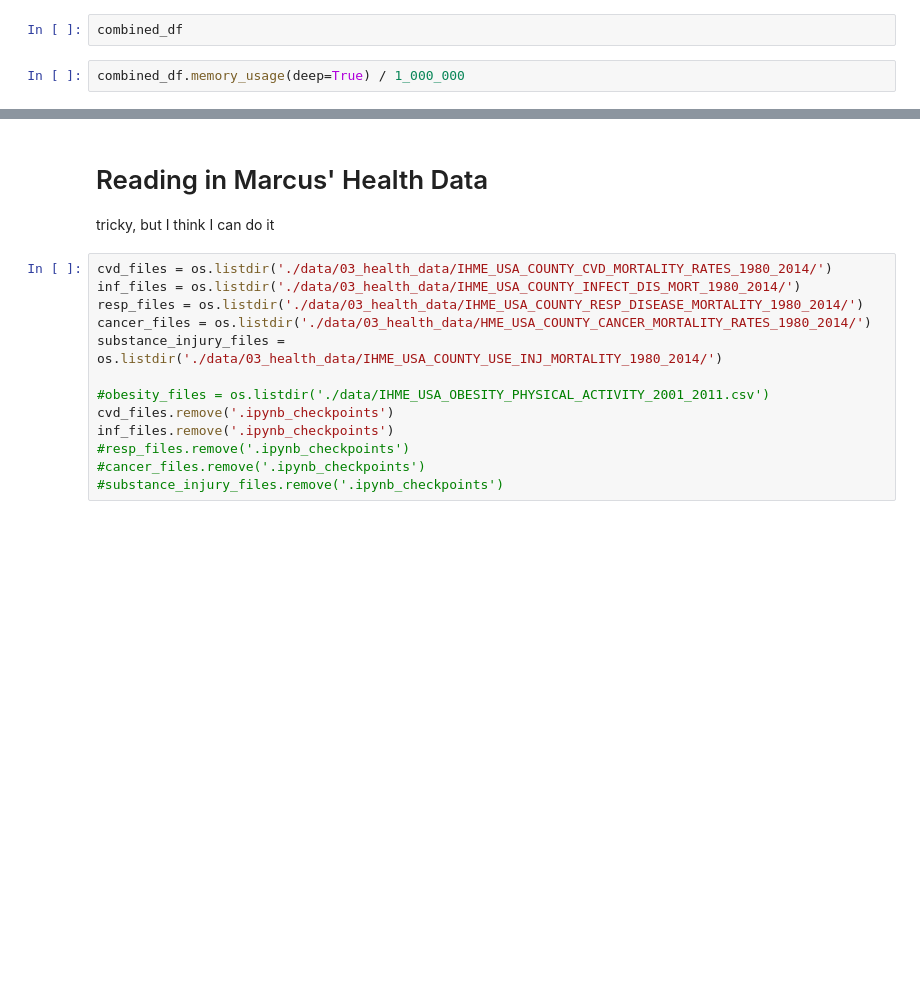
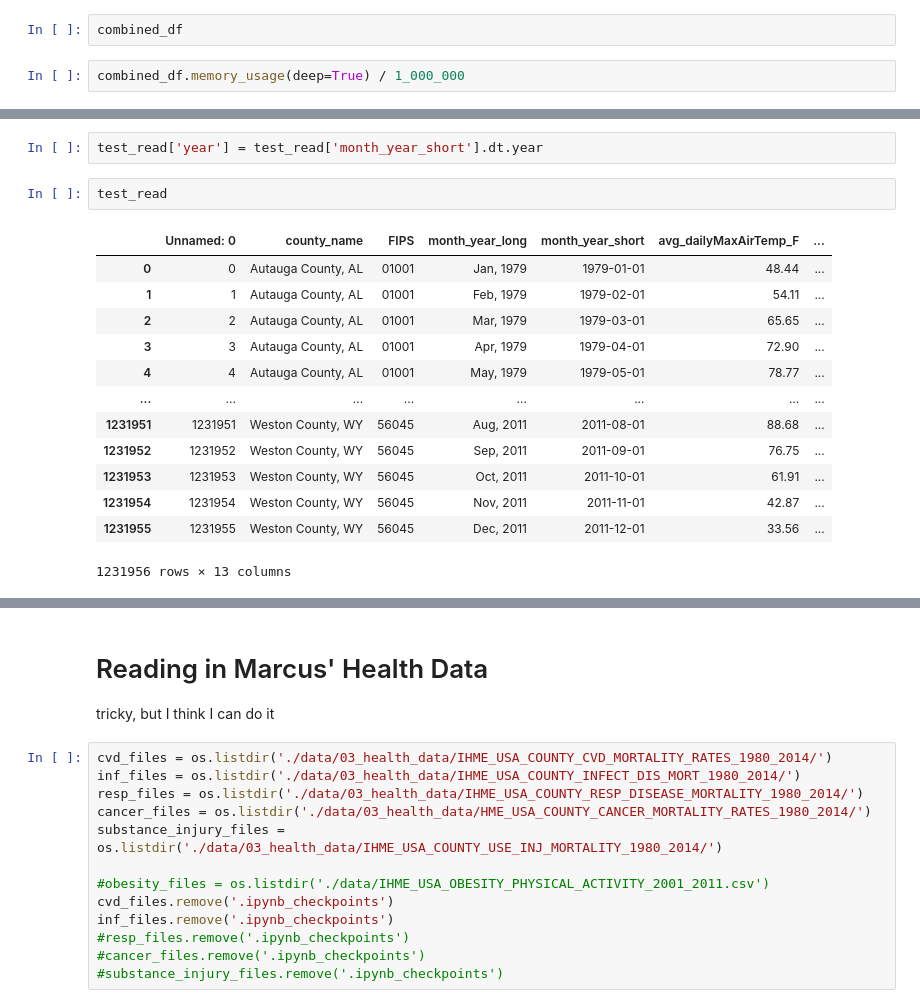
Before and after one commit to calculaterceec/Proj4Team2, a Jupyter notebook: kade_higgins_DataCleaning.ipynb, the cells around one changed output, grey strips where cells are left out. Saved outputs shown, nothing was run; the diff lists cells and outputs as text; blank space fills up the shorter version.

```diff
--- a/kade_higgins_DataCleaning.ipynb
+++ b/kade_higgins_DataCleaning.ipynb
@@ -429,0 +454,18 @@ combined_df.memory_usage(deep=True) / 1_000_000
+# %%
+test_read['year'] = test_read['month_year_short'].dt.year
+# %%
+test_read
+# %% [output]
+|  | Unnamed: 0 | county_name | FIPS | month_year_long | month_year_short | avg_dailyMaxAirTemp_F | ... |
+| 0 | 0 | Autauga County, AL | 01001 | Jan, 1979 | 1979-01-01 | 48.44 | ... |
+| 1 | 1 | Autauga County, AL | 01001 | Feb, 1979 | 1979-02-01 | 54.11 | ... |
+| 2 | 2 | Autauga County, AL | 01001 | Mar, 1979 | 1979-03-01 | 65.65 | ... |
+| 3 | 3 | Autauga County, AL | 01001 | Apr, 1979 | 1979-04-01 | 72.90 | ... |
+| 4 | 4 | Autauga County, AL | 01001 | May, 1979 | 1979-05-01 | 78.77 | ... |
+| ... | ... | ... | ... | ... | ... | ... | ... |
+| 1231951 | 1231951 | Weston County, WY | 56045 | Aug, 2011 | 2011-08-01 | 88.68 | ... |
+| 1231952 | 1231952 | Weston County, WY | 56045 | Sep, 2011 | 2011-09-01 | 76.75 | ... |
+| 1231953 | 1231953 | Weston County, WY | 56045 | Oct, 2011 | 2011-10-01 | 61.91 | ... |
+| 1231954 | 1231954 | Weston County, WY | 56045 | Nov, 2011 | 2011-11-01 | 42.87 | ... |
+| 1231955 | 1231955 | Weston County, WY | 56045 | Dec, 2011 | 2011-12-01 | 33.56 | ... |
+1231956 rows × 13 columns
```
Also changed, not shown: parts of 4 cells of this notebook.
